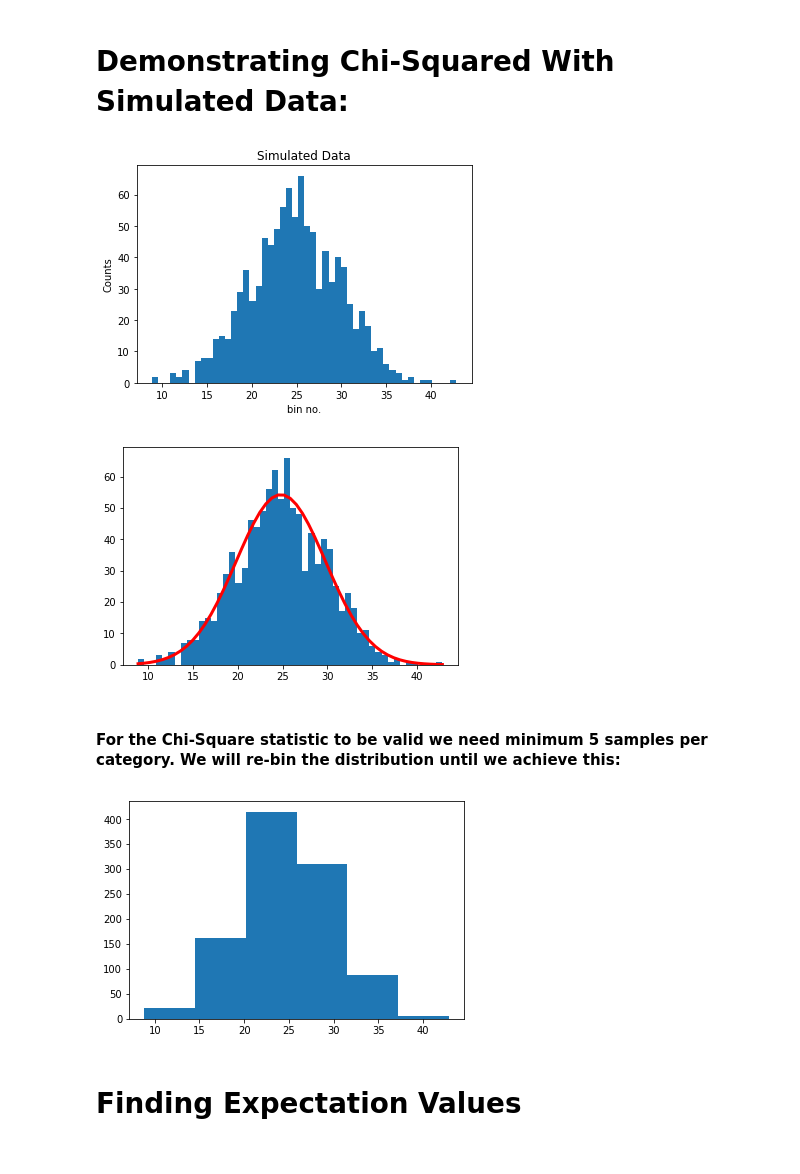
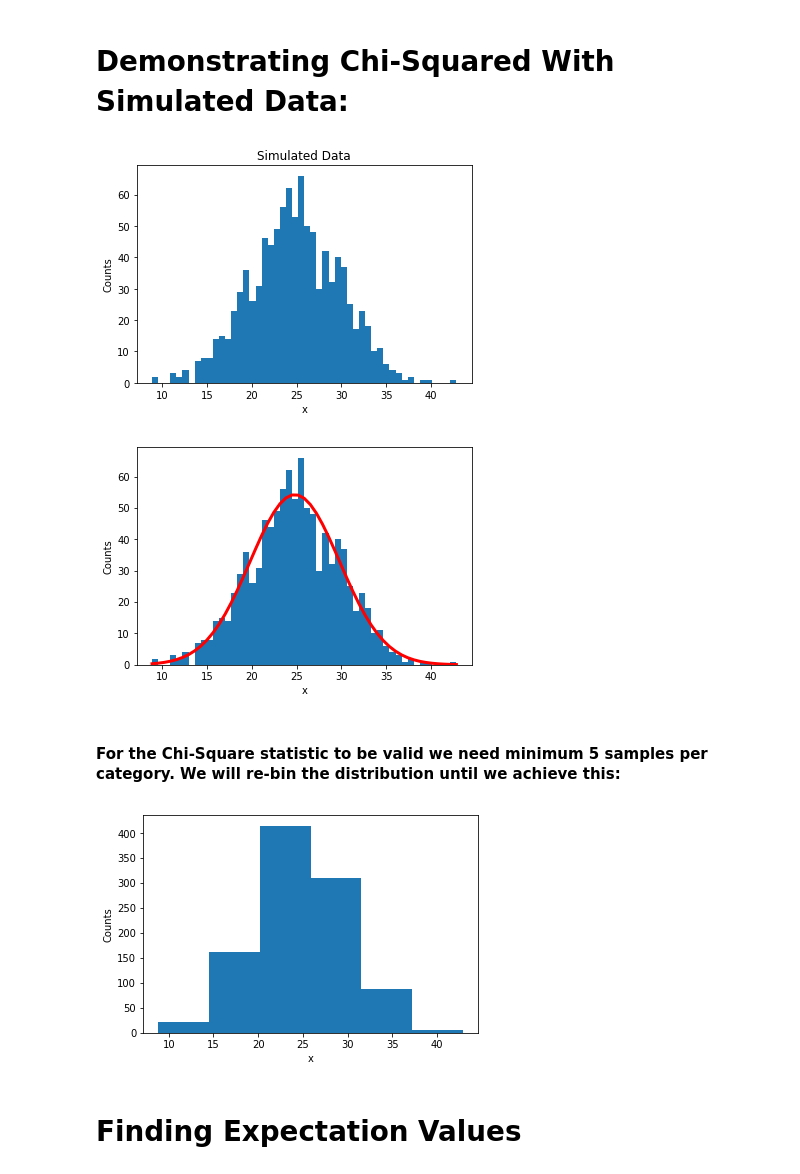
Before and after one commit to aarsenault/Data_Science_Notebooks, a Jupyter notebook: Chi_Square_GOF.ipynb, the cells around one changed output. Drawn from its saved outputs; the diff is of its cells as text; code cells hidden in the pictures.

```diff
--- a/Chi_Square_GOF.ipynb
+++ b/Chi_Square_GOF.ipynb
@@ -37,12 +39,12 @@ A = np.random.normal(25.0, 5.0, 1000)
 
 # Plot histogram
 counts, bins, ignored = plt.hist(A, 50)
-plt.xlabel("bin no.")
+plt.xlabel("x")
 plt.ylabel("Counts")
 plt.title('Simulated Data')
 plt.show()
 # %% [output]
-[figure, old version]
+[figure, new version]
 # %%
 # Now we want to test to see if this fits a gausian distribution.
 
@@ -67,9 +69,11 @@ def norm_dist(x, mu, sigma, bins):
 # %%
 plt.plot(bins, norm_dist(bins, mu, sigma, bins), color='red', linewidth =3 )
 plt.hist(A, 50)
+plt.xlabel("x")
+plt.ylabel("Counts")
 plt.show()
 # %% [output]
-[figure, old version]
+[figure, new version]
 # %% [markdown]
 #### For the Chi-Square statistic to be valid we need minimum 5 samples per category. We will re-bin the distribution until we achieve this:
 # %%
@@ -82,9 +86,11 @@ while (min(counts) < 5):
     counts, bins, ignored = plt.hist(A, n_bins)
     n_bins -= 1
 
+plt.xlabel("x")
+plt.ylabel("Counts")
 plt.show()
 # %% [output]
-[figure, old version]
+[figure, new version]
 # %% [markdown]
 # Finding Expectation Values
 # %% [markdown]
```
Also changed, not shown: parts of 2 cells of this notebook.
